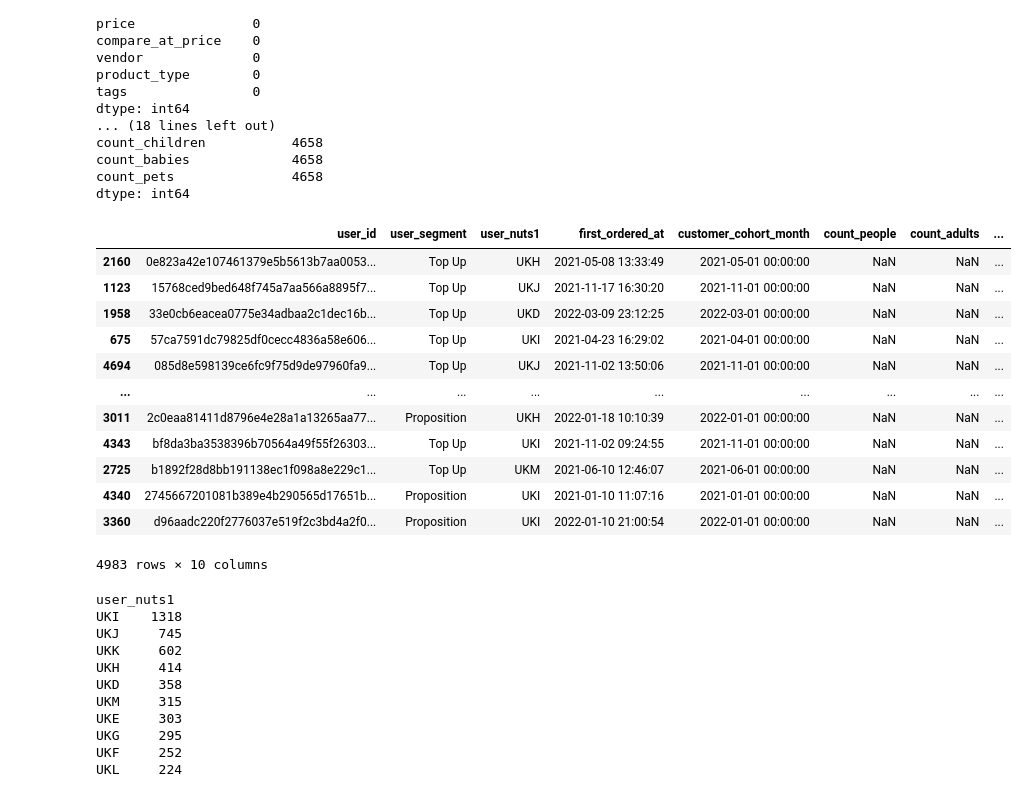
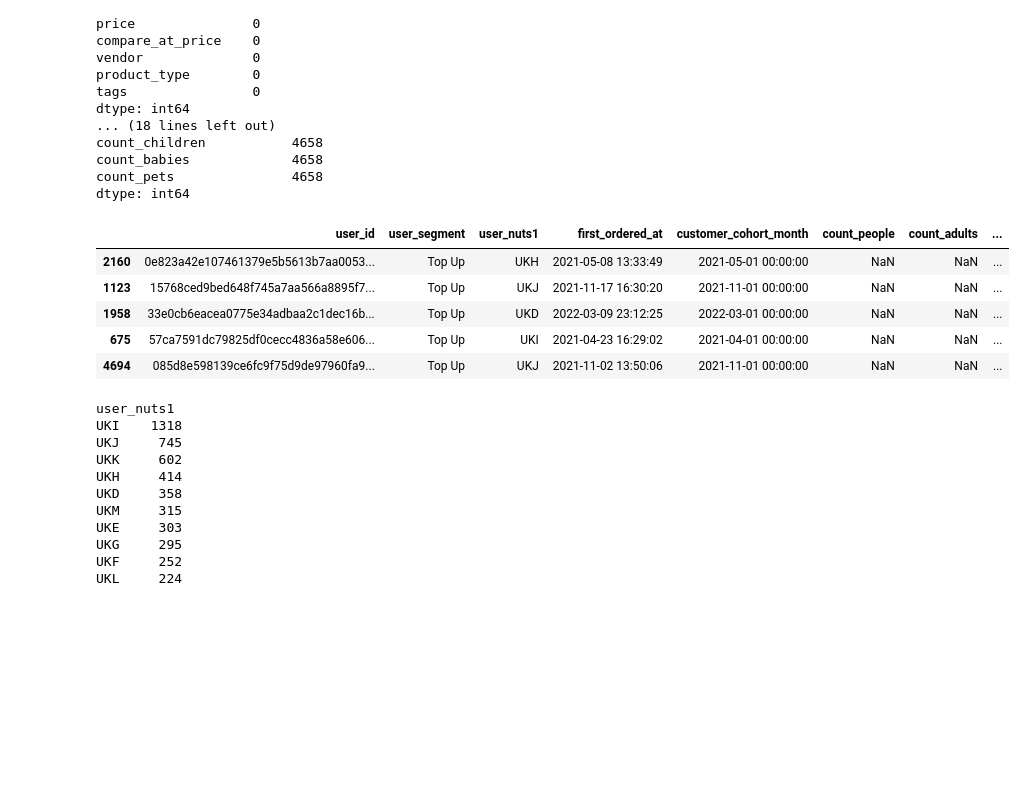
Before and after one commit to alvaro-dda/zrive-ds, a Jupyter notebook: src/module_2/module_2_data_cleaning_1.ipynb, the cells around one changed output. Cells and saved outputs as stored; diff of their text form; code cells hidden in the pictures; blank space fills up the shorter version.

```diff
--- a/src/module_2/module_2_data_cleaning_1.ipynb
+++ b/src/module_2/module_2_data_cleaning_1.ipynb
@@ -35,21 +60,14 @@ count_babies             4658
 count_pets               4658
 dtype: int64
 # %%
-users_df
+users_df.head()
 # %% [output]
 |  | user_id | user_segment | user_nuts1 | first_ordered_at | customer_cohort_month | count_people | count_adults | ... |
 | 2160 | 0e823a42e107461379e5b5613b7aa0053... | Top Up | UKH | 2021-05-08 13:33:49 | 2021-05-01 00:00:00 | NaN | NaN | ... |
 | 1123 | 15768ced9bed648f745a7aa566a8895f7... | Top Up | UKJ | 2021-11-17 16:30:20 | 2021-11-01 00:00:00 | NaN | NaN | ... |
 | 1958 | 33e0cb6eacea0775e34adbaa2c1dec16b... | Top Up | UKD | 2022-03-09 23:12:25 | 2022-03-01 00:00:00 | NaN | NaN | ... |
 | 675 | 57ca7591dc79825df0cecc4836a58e606... | Top Up | UKI | 2021-04-23 16:29:02 | 2021-04-01 00:00:00 | NaN | NaN | ... |
 | 4694 | 085d8e598139ce6fc9f75d9de97960fa9... | Top Up | UKJ | 2021-11-02 13:50:06 | 2021-11-01 00:00:00 | NaN | NaN | ... |
-| ... | ... | ... | ... | ... | ... | ... | ... | ... |
-| 3011 | 2c0eaa81411d8796e4e28a1a13265aa77... | Proposition | UKH | 2022-01-18 10:10:39 | 2022-01-01 00:00:00 | NaN | NaN | ... |
-| 4343 | bf8da3ba3538396b70564a49f55f26303... | Top Up | UKI | 2021-11-02 09:24:55 | 2021-11-01 00:00:00 | NaN | NaN | ... |
-| 2725 | b1892f28d8bb191138ec1f098a8e229c1... | Top Up | UKM | 2021-06-10 12:46:07 | 2021-06-01 00:00:00 | NaN | NaN | ... |
-| 4340 | 2745667201081b389e4b290565d17651b... | Proposition | UKI | 2021-01-10 11:07:16 | 2021-01-01 00:00:00 | NaN | NaN | ... |
-| 3360 | d96aadc220f2776037e519f2c3bd4a2f0... | Proposition | UKI | 2022-01-10 21:00:54 | 2022-01-01 00:00:00 | NaN | NaN | ... |
-4983 rows × 10 columns
 # %%
 users_df.user_nuts1.value_counts()
 # %% [output]
```
Also changed, not shown: parts of 51 cells of this notebook.
